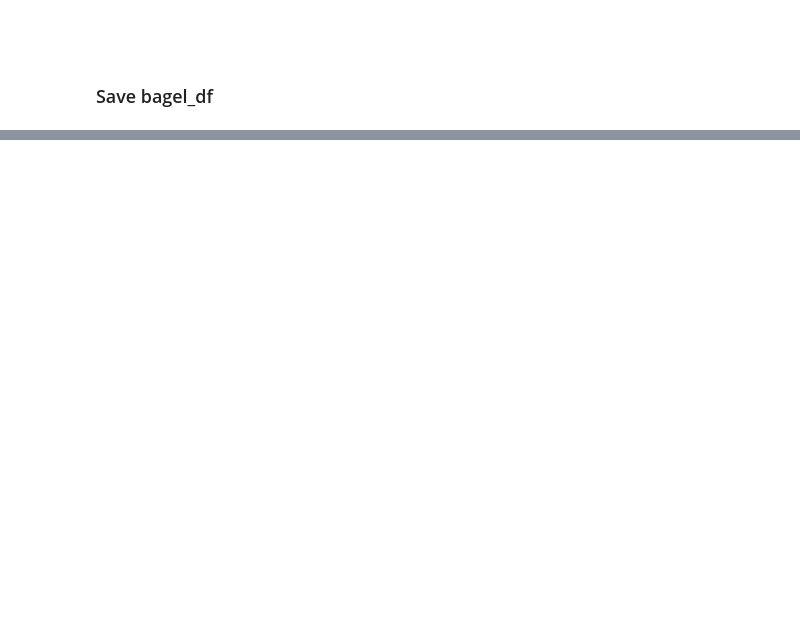
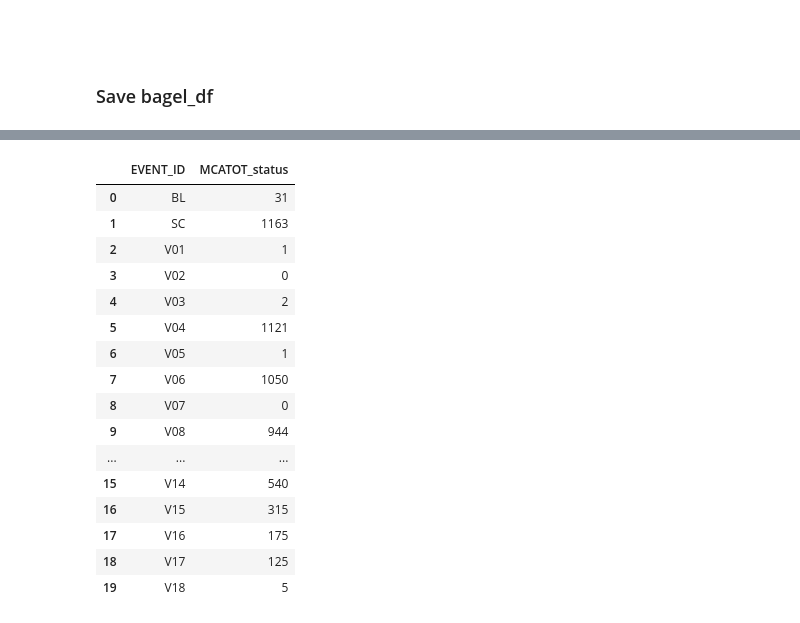
Before and after one commit to yarikoptic/mr_proc, a Jupyter notebook: notebooks/2_tabular_proc_tracking.ipynb, the cells around one changed output, grey strips where cells are left out. Drawn from its saved outputs; the diff is of its cells as text; code cells hidden in the pictures; blank space fills up the shorter version.

```diff
--- a/notebooks/2_tabular_proc_tracking.ipynb
+++ b/notebooks/2_tabular_proc_tracking.ipynb
@@ -199,0 +206,20 @@ Save path: /home/nikhil/projects/Parkinsons/ppmi/tabular/assessments/clinical_sc
+# %%
+bagel_df.groupby(["EVENT_ID"]).sum().reset_index()[["EVENT_ID","MCATOT_status"]]
+# %% [output]
+|  | EVENT_ID | MCATOT_status |
+| 0 | BL | 31 |
+| 1 | SC | 1163 |
+| 2 | V01 | 1 |
+| 3 | V02 | 0 |
+| 4 | V03 | 2 |
+| 5 | V04 | 1121 |
+| 6 | V05 | 1 |
+| 7 | V06 | 1050 |
+| 8 | V07 | 0 |
+| 9 | V08 | 944 |
+| ... | ... | ... |
+| 15 | V14 | 540 |
+| 16 | V15 | 315 |
+| 17 | V16 | 175 |
+| 18 | V17 | 125 |
+| 19 | V18 | 5 |
```
Also changed, not shown: parts of 5 cells of this notebook.
